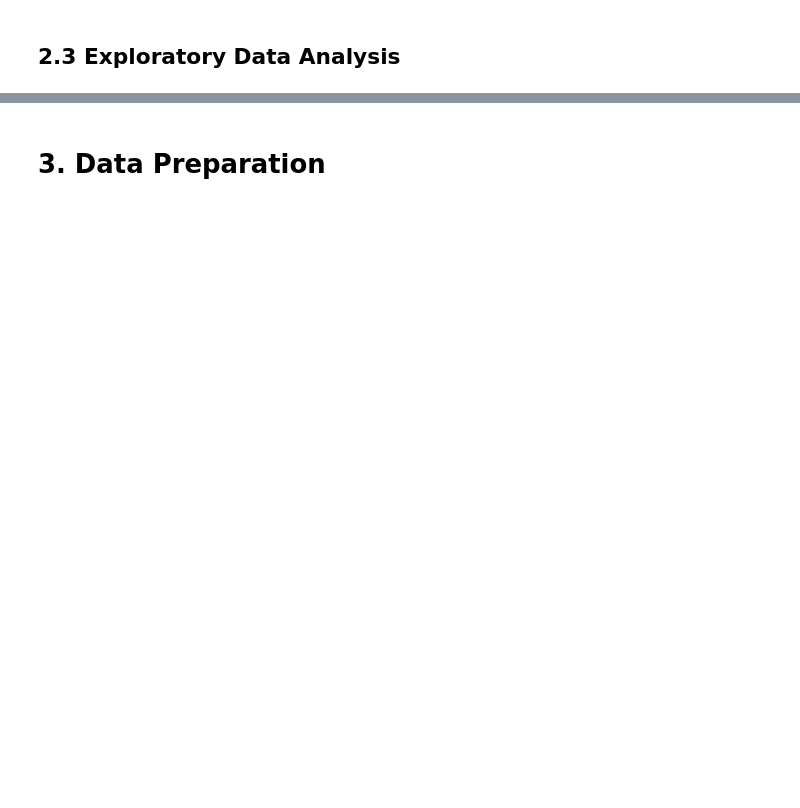
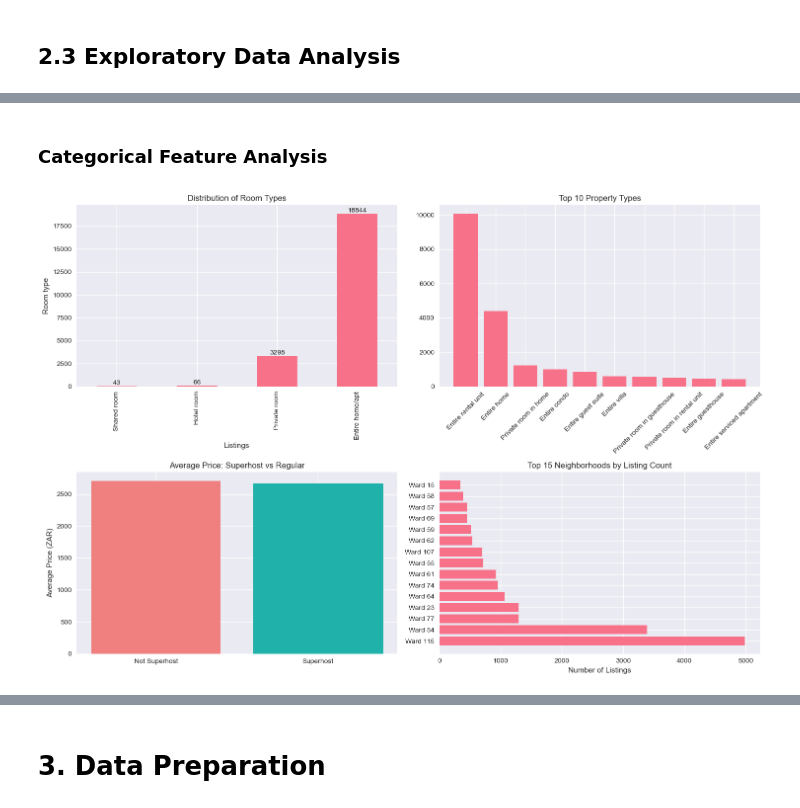
Before and after one commit to patsi-dev/Airbnb-Cape-Town-Price-Prediction, a Jupyter notebook: index.ipynb, the cells around one changed output, grey strips where cells are left out. Saved outputs shown, nothing was run; the diff lists cells and outputs as text; code cells hidden in the pictures; blank space fills up the shorter version.

```diff
--- a/index.ipynb
+++ b/index.ipynb
@@ -265,0 +515,37 @@ dtype: int64
+# %% [markdown]
+### Categorical Feature Analysis
+# %%
+fig, axes = plt.subplots(2, 2, figsize=(15, 10))
+
+# Room type distribution
+ax = axes[0,0]
+room_type_counts.sort_values().plot(kind='bar', ax=ax)
+ax.bar_label(ax.containers[0], fmt='%d')
+ax.set_xlabel('Listings')
+ax.set_ylabel('Room type')
+ax.set_title('Distribution of Room Types')
+
+
+
+# Property type (top 10 only)
+property_type_counts = listings_clean['property_type'].value_counts().head(10)
+axes[0,1].bar(property_type_counts.index, property_type_counts.values)
+axes[0,1].set_title('Top 10 Property Types')
+axes[0,1].tick_params(axis='x', rotation=45)
+
+# Superhost impact
+superhost_price = listings_clean.groupby('host_is_superhost')['price_clean'].mean()
+axes[1,0].bar(['Not Superhost', 'Superhost'], superhost_price.values, color=['lightcoral', 'lightseagreen'])
+axes[1,0].set_title('Average Price: Superhost vs Regular')
+axes[1,0].set_ylabel('Average Price (ZAR)')
+
+# Neighborhood count (top 15)
+neighborhood_counts = listings_clean['neighbourhood_cleansed'].value_counts().head(15)
+axes[1,1].barh(neighborhood_counts.index, neighborhood_counts.values)
+axes[1,1].set_title('Top 15 Neighborhoods by Listing Count')
+axes[1,1].set_xlabel('Number of Listings')
+
+plt.tight_layout()
+plt.show()
+# %% [output]
+[figure, added]
```
Also changed, not shown: parts of 213 cells of this notebook, 8 other files.
